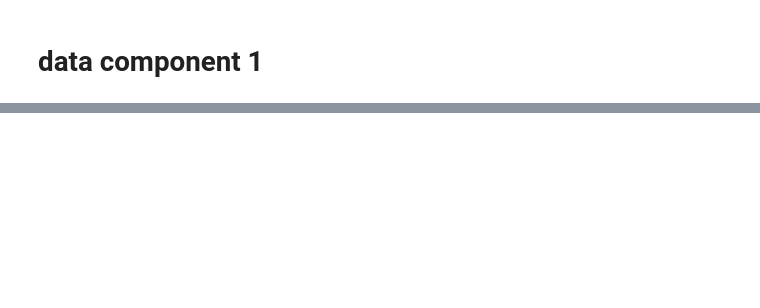
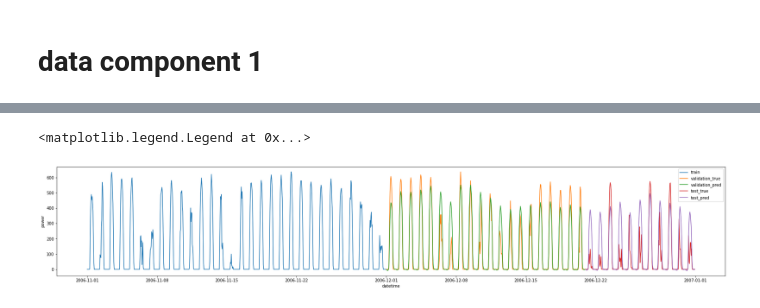
Before and after one commit to Yyyyyjkim/Time_series, a Jupyter notebook: 03_Deeplearning_models/baseline/03_TCN.ipynb, the cells around one changed output, grey strips where cells are left out. Cells and saved outputs as stored; diff of their text form; code cells hidden in the pictures; blank space fills up the shorter version.

```diff
--- a/03_Deeplearning_models/baseline/03_TCN.ipynb
+++ b/03_Deeplearning_models/baseline/03_TCN.ipynb
@@ -308,0 +628,12 @@ plt.legend()
+# %%
+plt.figure(figsize=(30,5))
+
+sns.lineplot(pv_train.loc[datetime(2006,11,1,00,tzinfo=tz):].index, pv_train.loc[datetime(2006,11,1,00,tzinfo=tz):]['power'], label='train')
+sns.lineplot(pv_val.loc[datetime(2006,12,1,00,tzinfo=tz):].index, pv_val.loc[datetime(2006,12,1,00,tzinfo=tz):]['power'], label='validation_true')
+sns.lineplot(pv_val.loc[datetime(2006,12,1,00,tzinfo=tz):].index, pred_val.reshape(-1), label='validation_pred')
+sns.lineplot(pv_test.loc[datetime(2006,12,21,00,tzinfo=tz):].index, pv_test.loc[datetime(2006,12,21,00,tzinfo=tz):]['power'], label='test_true')
+sns.lineplot(pv_test.loc[datetime(2006,12,21,00,tzinfo=tz):].index, pred_test.reshape(-1), label='test_pred')
+plt.legend()
+# %% [output]
+<matplotlib.legend.Legend at 0x...>
+[figure, added]
```
Also changed, not shown: parts of 45 cells of this notebook.
